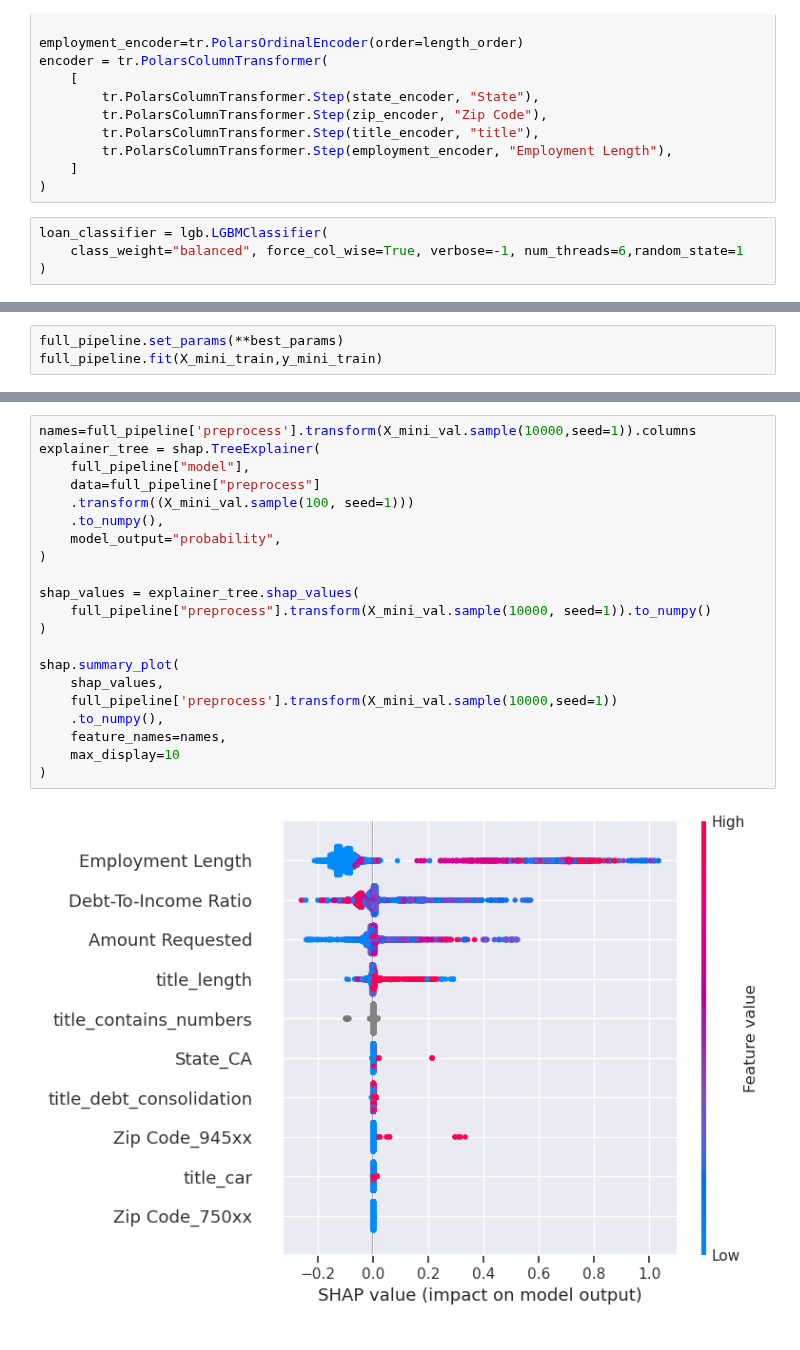
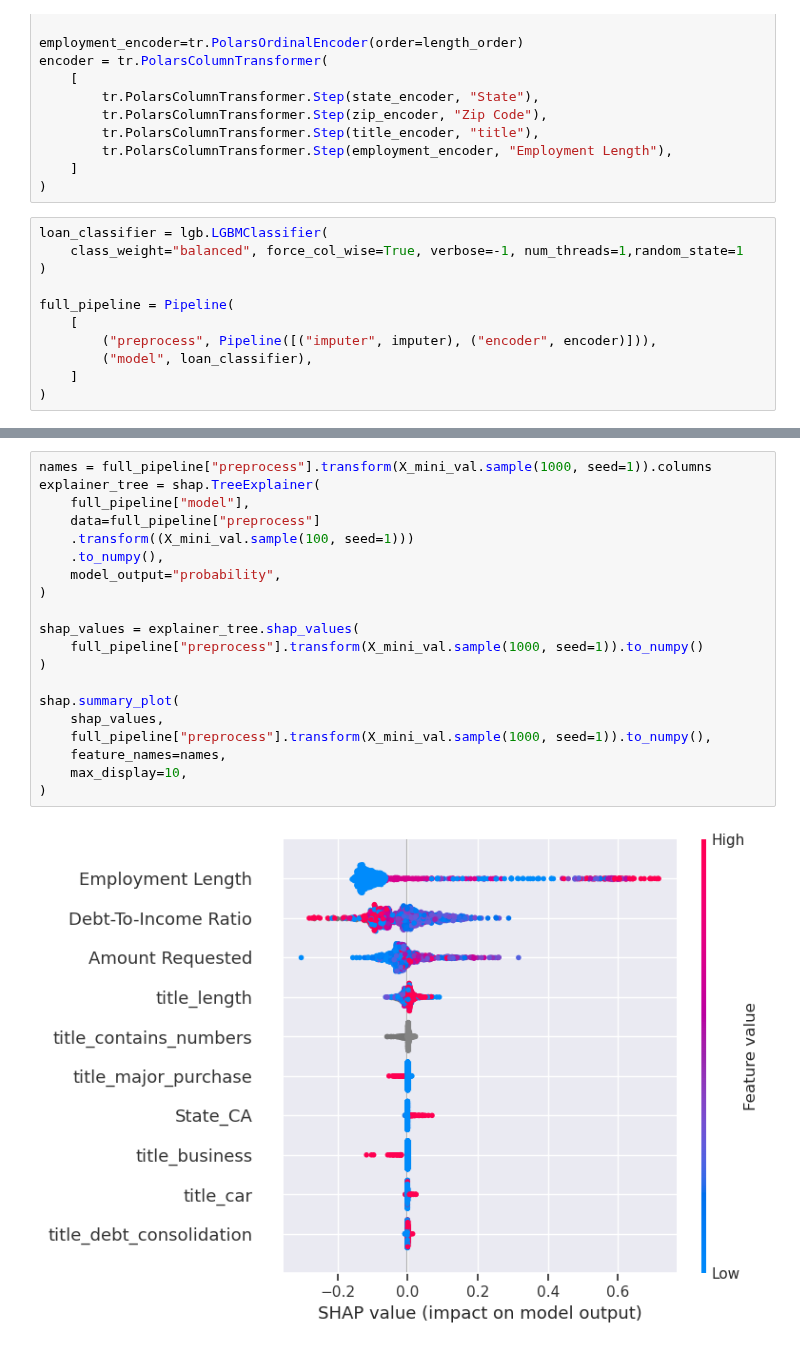
Before and after one commit to gediminas-skvarnavicius/lending-club, a Jupyter notebook: analysis.ipynb, the cells around one changed output, grey strips where cells are left out. Cells and saved outputs as stored; diff of their text form.

```diff
--- a/analysis.ipynb
+++ b/analysis.ipynb
@@ -88,5 +88,12 @@ encoder = tr.PolarsColumnTransformer(
 )
 # %%
 loan_classifier = lgb.LGBMClassifier(
-    class_weight="balanced", force_col_wise=True, verbose=-1, num_threads=6,random_state=1
+    class_weight="balanced", force_col_wise=True, verbose=-1, num_threads=1,random_state=1
 )
+
+full_pipeline = Pipeline(
+    [
+        ("preprocess", Pipeline([("imputer", imputer), ("encoder", encoder)])),
+        ("model", loan_classifier),
+    ]
+)
@@ -190,3 +138,0 @@ best_params
-# %%
-full_pipeline.set_params(**best_params)
-full_pipeline.fit(X_mini_train,y_mini_train)
@@ -223,23 +172,22 @@ weighted avg       0.95      0.90      0.92     15000
 # %%
-names=full_pipeline['preprocess'].transform(X_mini_val.sample(10000,seed=1)).columns
+names = full_pipeline["preprocess"].transform(X_mini_val.sample(1000, seed=1)).columns
 explainer_tree = shap.TreeExplainer(
     full_pipeline["model"],
     data=full_pipeline["preprocess"]
     .transform((X_mini_val.sample(100, seed=1)))
     .to_numpy(),
     model_output="probability",
 )
 
 shap_values = explainer_tree.shap_values(
-    full_pipeline["preprocess"].transform(X_mini_val.sample(10000, seed=1)).to_numpy()
+    full_pipeline["preprocess"].transform(X_mini_val.sample(1000, seed=1)).to_numpy()
 )
 
 shap.summary_plot(
     shap_values,
-    full_pipeline['preprocess'].transform(X_mini_val.sample(10000,seed=1))
-    .to_numpy(),
+    full_pipeline["preprocess"].transform(X_mini_val.sample(1000, seed=1)).to_numpy(),
     feature_names=names,
-    max_display=10
+    max_display=10,
 )
 # %% [output]
-[figure, old version]
+[figure, new version]
```
Also changed, not shown: parts of 14 cells of this notebook, 2 other files.
